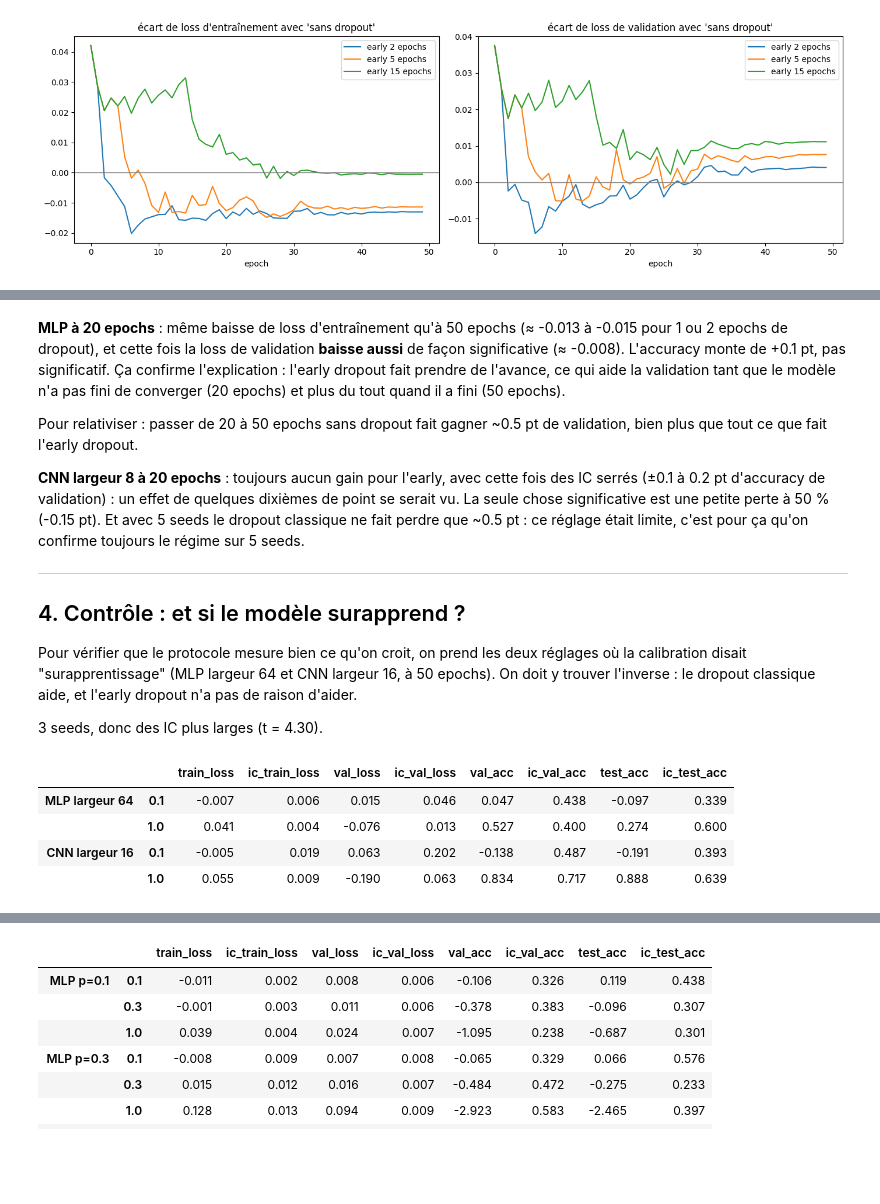
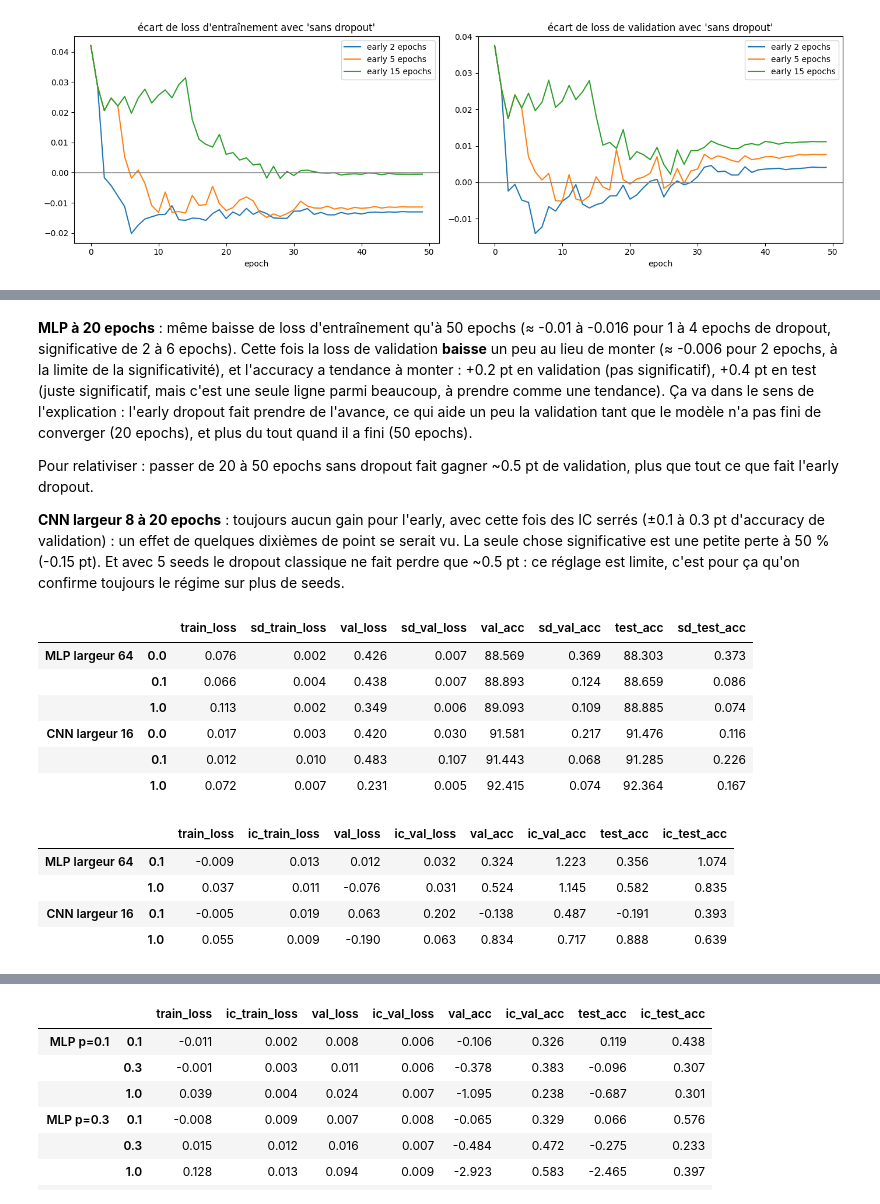
Before and after one commit to Felix-prjcts/early-dropout-study, a Jupyter notebook: fashion_mnist.ipynb, the cells around one changed output, grey strips where cells are left out. Cells and saved outputs as stored; diff of their text form; code cells hidden in the pictures; blank space fills up the shorter version.

```diff
--- a/fashion_mnist.ipynb
+++ b/fashion_mnist.ipynb
@@ -242,7 +280,7 @@ g_mlp
 | 0.50 | 0.012 | 0.003 | 0.015 | 0.006 | -0.670 | 0.415 | -0.334 | 0.093 |
 | 1.00 | 0.039 | 0.004 | 0.024 | 0.007 | -1.095 | 0.238 | -0.687 | 0.301 |
 # %%
-g_cnn = gains("cnn_fmnist", 4, 50, EARLY_GRID[1:], SEEDS)
+g_cnn = gains("cnn_fmnist", 4, 50, DUREES, SEEDS)
 g_cnn
 # %% [output]
 |  | train_loss | ic_train_loss | val_loss | ic_val_loss | val_acc | ic_val_acc | test_acc | ic_test_acc |
@@ -287,0 +330,22 @@ Loss d'entraînement (pointillés) et de validation (trait plein) sur le même g
+# %%
+from scipy import stats
+
+EARLY = DUREES[:-1]                                   # les durées early (sans le dropout classique)
+MODELES = [("mlp_fmnist", 16), ("cnn_fmnist", 4)]
+
+def differences(cadre, L, E, frac, seeds, metrique):
+    # (run avec dropout) - (run sans dropout), seed par seed
+    d = np.array([fin_de_run(fichier(cadre, L, E, frac, s))[metrique]
+                  - fin_de_run(fichier(cadre, L, E, 0, s))[metrique] for s in seeds])
+    return d * 100 if "acc" in metrique else d       # accuracy en points
+
+facteur = stats.t.ppf(0.975, len(SEEDS) - 1) + stats.t.ppf(0.80, len(SEEDS) - 1)    # 2.78 + 0.94
+lignes = []
+for cadre, L in MODELES:
+    ligne = {"modele": cadre}
+    for m in ["train_loss", "val_acc", "test_acc"]:
+        sd = np.mean([differences(cadre, L, 50, f, SEEDS, m).std(ddof=1) for f in EARLY])
+        ligne[m] = facteur * sd / len(SEEDS) ** 0.5
+    lignes.append(ligne)
+print("Effet minimal détectable avec 5 seeds (loss, accuracy en points) :")
+pd.DataFrame(lignes).set_index("modele").round(3)
@@ -287,0 +358,12 @@ Loss d'entraînement (pointillés) et de validation (trait plein) sur le même g
+# %%
+lignes = []
+for cadre, L in MODELES:
+    for frac in EARLY:
+        d = differences(cadre, L, 50, frac, SEEDS, "train_loss")
+        lignes.append({"modele": cadre, "frac": frac, "ecart_train_loss": d.mean(),
+                       "p": stats.ttest_1samp(d, 0).pvalue})
+
+holm = pd.DataFrame(lignes).sort_values("p").reset_index(drop=True)
+holm["seuil_holm"] = 0.05 / (len(holm) - holm.index)            # 0.05/k, 0.05/(k-1), ...
+holm["significatif"] = (holm.p <= holm.seuil_holm).cummin()     # on s'arrête au premier échec
+holm.round(4)
@@ -371,8 +473,8 @@ gains("mlp_fmnist", 16, 20, EARLY_GRID[1:], SEEDS)
 # %%
-for frac in [0, 0.1, 0.2, 0.3, 0.5, 1]:
+for frac in EARLY_GRID:
     for seed in SEEDS:
         lancer("cnn_fmnist", 8, 20, frac, seed)
 
-gains("cnn_fmnist", 8, 20, [0.1, 0.2, 0.3, 0.5, 1], SEEDS)
+gains("cnn_fmnist", 8, 20, EARLY_GRID[1:], SEEDS)
 # %% [output]
 |  | train_loss | ic_train_loss | val_loss | ic_val_loss | val_acc | ic_val_acc | test_acc | ic_test_acc |
@@ -384,28 +487,34 @@ gains("cnn_fmnist", 8, 20, [0.1, 0.2, 0.3, 0.5, 1], SEEDS)
 # %% [markdown]
-**MLP à 20 epochs** : même baisse de loss d'entraînement qu'à 50 epochs (≈ -0.013 à -0.015 pour 1 ou 2 epochs de dropout), et cette fois la loss de validation **baisse aussi** de façon significative (≈ -0.008). L'accuracy monte de +0.1 pt, pas significatif. Ça confirme l'explication : l'early dropout fait prendre de l'avance, ce qui aide la validation tant que le modèle n'a pas fini de converger (20 epochs) et plus du tout quand il a fini (50 epochs).
+**MLP à 20 epochs** : même baisse de loss d'entraînement qu'à 50 epochs (≈ -0.01 à -0.016 pour 1 à 4 epochs de dropout, significative de 2 à 6 epochs). Cette fois la loss de validation **baisse** un peu au lieu de monter (≈ -0.006 pour 2 epochs, à la limite de la significativité), et l'accuracy a tendance à monter : +0.2 pt en validation (pas significatif), +0.4 pt en test (juste significatif, mais c'est une seule ligne parmi beaucoup, à prendre comme une tendance). Ça va dans le sens de l'explication : l'early dropout fait prendre de l'avance, ce qui aide un peu la validation tant que le modèle n'a pas fini de converger (20 epochs), et plus du tout quand il a fini (50 epochs).
 
-Pour relativiser : passer de 20 à 50 epochs sans dropout fait gagner ~0.5 pt de validation, bien plus que tout ce que fait l'early dropout.
+Pour relativiser : passer de 20 à 50 epochs sans dropout fait gagner ~0.5 pt de validation, plus que tout ce que fait l'early dropout.
 
-**CNN largeur 8 à 20 epochs** : toujours aucun gain pour l'early, avec cette fois des IC serrés (±0.1 à 0.2 pt d'accuracy de validation) : un effet de quelques dixièmes de point se serait vu. La seule chose significative est une petite perte à 50 % (-0.15 pt). Et avec 5 seeds le dropout classique ne fait perdre que ~0.5 pt : ce réglage était limite, c'est pour ça qu'on confirme toujours le régime sur 5 seeds.
-
----
-## 4. Contrôle : et si le modèle surapprend ?
-
-Pour vérifier que le protocole mesure bien ce qu'on croit, on prend les deux réglages où la calibration disait "surapprentissage" (MLP largeur 64 et CNN largeur 16, à 50 epochs). On doit y trouver l'inverse : le dropout classique aide, et l'early dropout n'a pas de raison d'aider.
-
-3 seeds, donc des IC plus larges (t = 4.30).
+**CNN largeur 8 à 20 epochs** : toujours aucun gain pour l'early, avec cette fois des IC serrés (±0.1 à 0.3 pt d'accuracy de validation) : un effet de quelques dixièmes de point se serait vu. La seule chose significative est une petite perte à 50 % (-0.15 pt). Et avec 5 seeds le dropout classique ne fait perdre que ~0.5 pt : ce réglage est limite, c'est pour ça qu'on confirme toujours le régime sur plus de seeds.
 # %%
 for frac in [0, 0.1, 1]:
     for seed in [0, 1, 2]:
         lancer("mlp_fmnist", 64, 50, frac, seed)
         lancer("cnn_fmnist", 16, 50, frac, seed)
 
-pd.concat({"MLP largeur 64": gains("mlp_fmnist", 64, 50, [0.1, 1], [0, 1, 2]),
-           "CNN largeur 16": gains("cnn_fmnist", 16, 50, [0.1, 1], [0, 1, 2])})
+# valeurs moyennes sur les 3 seeds : 0 = sans dropout, 0.1 = early (5 epochs), 1 = dropout classique
+pd.concat({"MLP largeur 64": niveaux("mlp_fmnist", 64, 50, [0, 0.1, 1], [0, 1, 2]),
+           "CNN largeur 16": niveaux("cnn_fmnist", 16, 50, [0, 0.1, 1], [0, 1, 2])})
 # %% [output]
-|  |  | train_loss | ic_train_loss | val_loss | ic_val_loss | val_acc | ic_val_acc | test_acc | ic_test_acc |
-| MLP largeur 64 | 0.1 | -0.007 | 0.006 | 0.015 | 0.046 | 0.047 | 0.438 | -0.097 | 0.339 |
-|  | 1.0 | 0.041 | 0.004 | -0.076 | 0.013 | 0.527 | 0.400 | 0.274 | 0.600 |
-| CNN largeur 16 | 0.1 | -0.005 | 0.019 | 0.063 | 0.202 | -0.138 | 0.487 | -0.191 | 0.393 |
-|  | 1.0 | 0.055 | 0.009 | -0.190 | 0.063 | 0.834 | 0.717 | 0.888 | 0.639 |
+|  |  | train_loss | sd_train_loss | val_loss | sd_val_loss | val_acc | sd_val_acc | test_acc | sd_test_acc |
+| MLP largeur 64 | 0.0 | 0.076 | 0.002 | 0.426 | 0.007 | 88.569 | 0.369 | 88.303 | 0.373 |
+|  | 0.1 | 0.066 | 0.004 | 0.438 | 0.007 | 88.893 | 0.124 | 88.659 | 0.086 |
+|  | 1.0 | 0.113 | 0.002 | 0.349 | 0.006 | 89.093 | 0.109 | 88.885 | 0.074 |
+| CNN largeur 16 | 0.0 | 0.017 | 0.003 | 0.420 | 0.030 | 91.581 | 0.217 | 91.476 | 0.116 |
+|  | 0.1 | 0.012 | 0.010 | 0.483 | 0.107 | 91.443 | 0.068 | 91.285 | 0.226 |
+|  | 1.0 | 0.072 | 0.007 | 0.231 | 0.005 | 92.415 | 0.074 | 92.364 | 0.167 |
+# %%
+# écarts avec "sans dropout", seed par seed : c'est ce tableau qui dit si un écart est significatif
+pd.concat({"MLP largeur 64": gains("mlp_fmnist", 64, 50, [0.1, 1], [0, 1, 2]),
+           "CNN largeur 16": gains("cnn_fmnist", 16, 50, [0.1, 1], [0, 1, 2])})
+# %% [output]
+|  |  | train_loss | ic_train_loss | val_loss | ic_val_loss | val_acc | ic_val_acc | test_acc | ic_test_acc |
+| MLP largeur 64 | 0.1 | -0.009 | 0.013 | 0.012 | 0.032 | 0.324 | 1.223 | 0.356 | 1.074 |
+|  | 1.0 | 0.037 | 0.011 | -0.076 | 0.031 | 0.524 | 1.145 | 0.582 | 0.835 |
+| CNN largeur 16 | 0.1 | -0.005 | 0.019 | 0.063 | 0.202 | -0.138 | 0.487 | -0.191 | 0.393 |
+|  | 1.0 | 0.055 | 0.009 | -0.190 | 0.063 | 0.834 | 0.717 | 0.888 | 0.639 |
 # %% [markdown]
```
Also changed, not shown: parts of 27 cells of this notebook, 1 other file.
